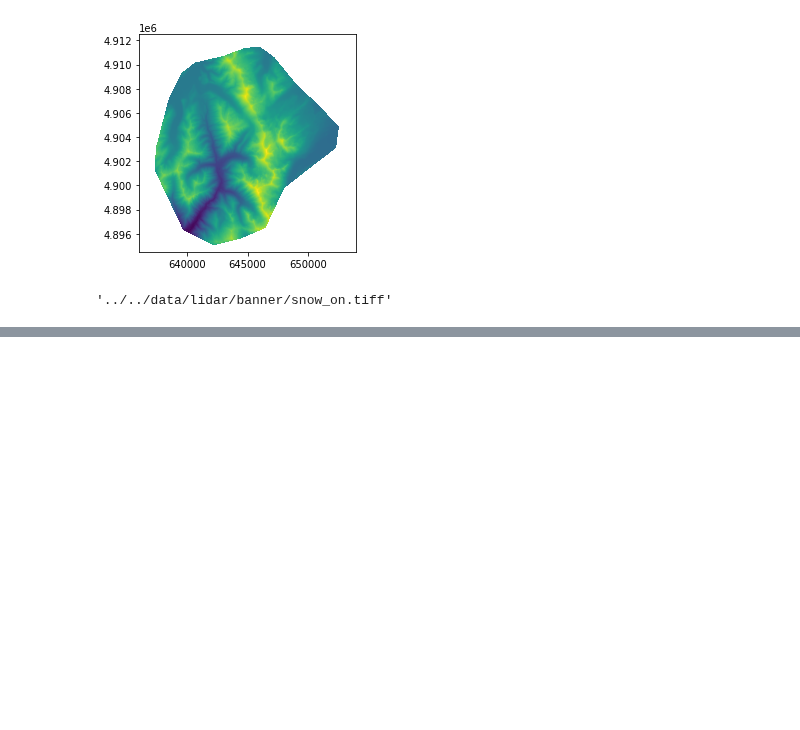
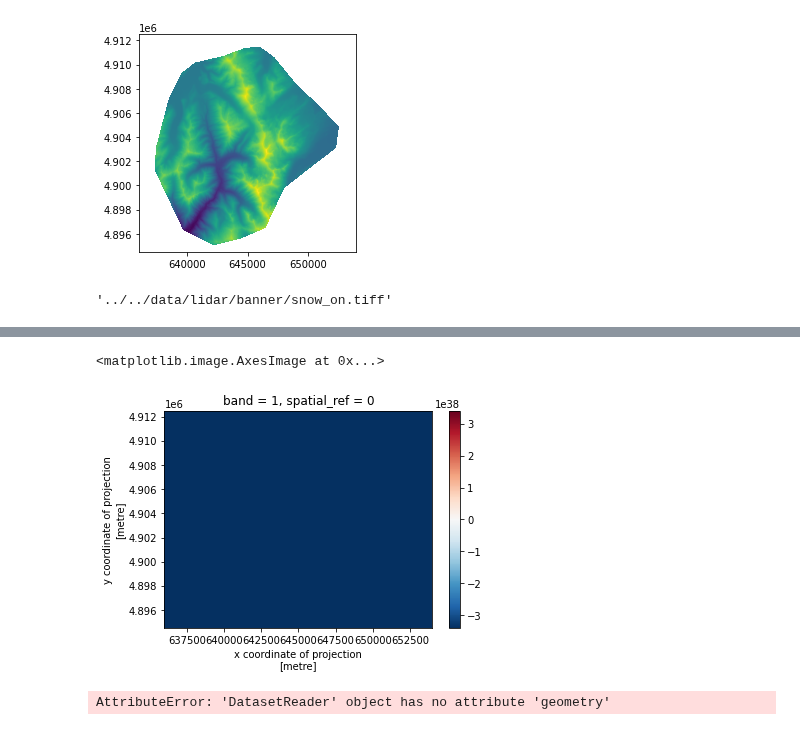
Before and after one commit to ZachHoppinen/uavsar, a Jupyter notebook: src/lidar/merge_ASO_tiles.ipynb, the cells around one changed output, grey strips where cells are left out. Drawn from its saved outputs; the diff is of its cells as text; code cells hidden in the pictures; blank space fills up the shorter version.

```diff
--- a/src/lidar/merge_ASO_tiles.ipynb
+++ b/src/lidar/merge_ASO_tiles.ipynb
@@ -138,0 +211,16 @@ with rasterio.open('../../data/lidar/banner/test_wgs84.tiff') as src:
+# %%
+snow_depth.squeeze().plot.imshow()
+# %% [output]
+<matplotlib.image.AxesImage at 0x...>
+[figure, added]
+# %%
+from rasterio.windows import Window
+from rasterio.mask import mask
+with rasterio.open('../../data/lidar/banner/snow_free.tiff') as src_ground:
+    ground = src_ground.read(1)
+    with rasterio.open('../../data/lidar/banner/snow_on.tiff') as src_snow:
+        out_image, out_transform = mask(src_snow, src_ground.geometry, crop=True)
+snow_depth = out_image.read(1) - ground
+plt.imshow(snow_depth)
+# %% [output]
+AttributeError: 'DatasetReader' object has no attribute 'geometry'
```
Also changed, not shown: parts of 11 cells of this notebook, 2 other files.
